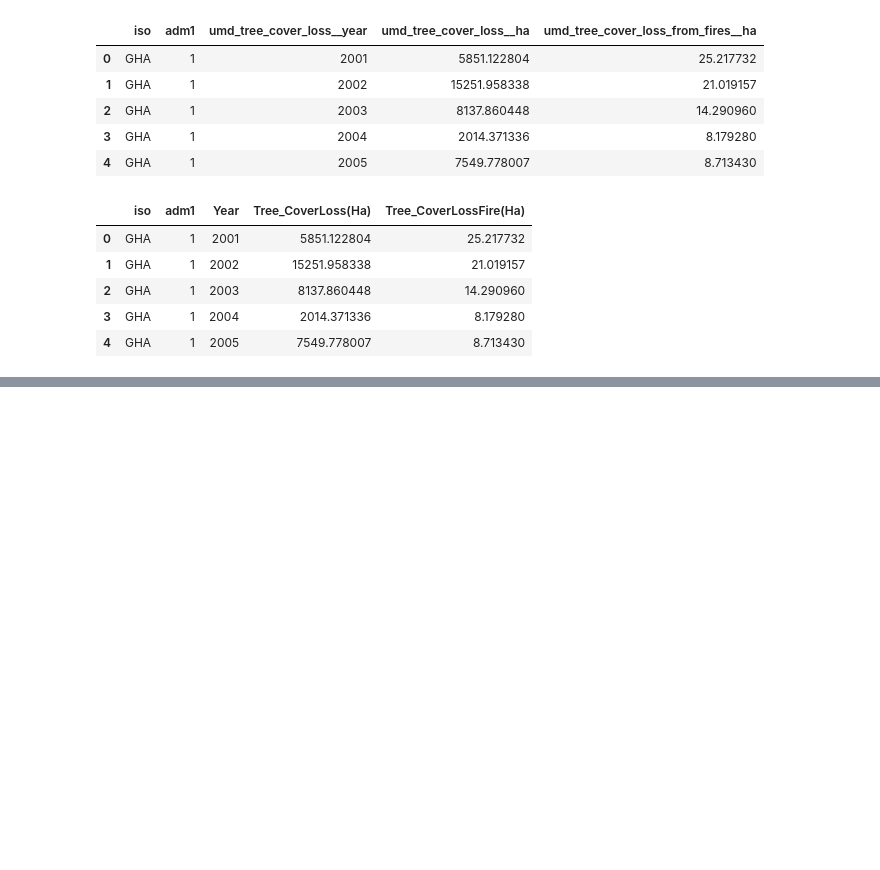
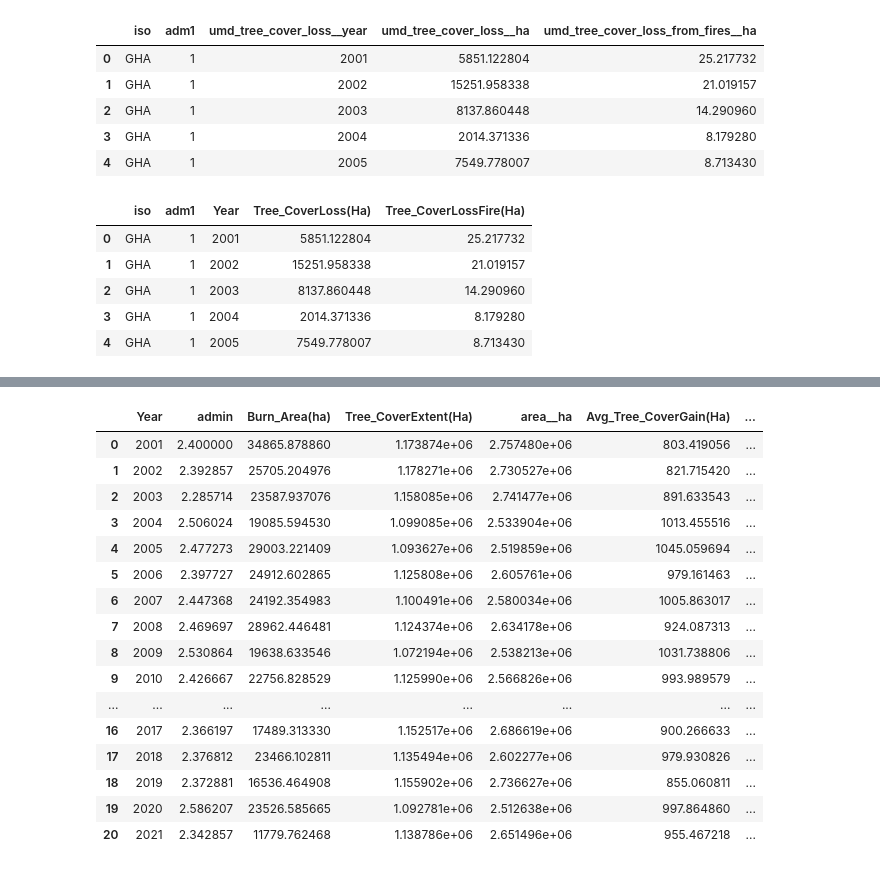
Before and after one commit to Sk2195/The-Chocolate-Project, a Jupyter notebook: Data Cleaning/Forest Data-Cleaning.ipynb, the cells around one changed output, grey strips where cells are left out. Cells and saved outputs as stored; diff of their text form; code cells hidden in the pictures; blank space fills up the shorter version.

```diff
--- a/Data Cleaning/Forest Data-Cleaning.ipynb
+++ b/Data Cleaning/Forest Data-Cleaning.ipynb
@@ -498,4 +567,6 @@ treecoverloss_byfire.drop(columns=['iso'],inplace=True)
 # %%
 treecoverloss_byfire.rename(columns={'adm1':'admin'},inplace=True)
 # %%
-treecoverloss_byfire
+# Column is repeating
+# We will already have this information
+treecoverloss_byfire.drop(columns=['Tree_CoverLoss(Ha)'],inplace=True)
@@ -651,0 +589,28 @@ merged_df.to_csv('forest_data.csv', index=False)
+# %%
+final_mergeddf = merged_data3.merge(treecoverloss_byfire, on=['admin','Year'])
+# %%
+final_mergeddf.drop(columns=['Avg_Tree_CoverExtent2000(Ha)'],inplace=True)
+# %%
+# Group them by year
+final_mergeddf = final_mergeddf.groupby('Year').mean().reset_index()
+# %%
+# Keeping only files we need
+final_mergeddf
+# %% [output]
+|  | Year | admin | Burn_Area(ha) | Tree_CoverExtent(Ha) | area__ha | Avg_Tree_CoverGain(Ha) | ... |
+| 0 | 2001 | 2.400000 | 34865.878860 | 1.173874e+06 | 2.757480e+06 | 803.419056 | ... |
+| 1 | 2002 | 2.392857 | 25705.204976 | 1.178271e+06 | 2.730527e+06 | 821.715420 | ... |
+| 2 | 2003 | 2.285714 | 23587.937076 | 1.158085e+06 | 2.741477e+06 | 891.633543 | ... |
+| 3 | 2004 | 2.506024 | 19085.594530 | 1.099085e+06 | 2.533904e+06 | 1013.455516 | ... |
+| 4 | 2005 | 2.477273 | 29003.221409 | 1.093627e+06 | 2.519859e+06 | 1045.059694 | ... |
+| 5 | 2006 | 2.397727 | 24912.602865 | 1.125808e+06 | 2.605761e+06 | 979.161463 | ... |
+| 6 | 2007 | 2.447368 | 24192.354983 | 1.100491e+06 | 2.580034e+06 | 1005.863017 | ... |
+| 7 | 2008 | 2.469697 | 28962.446481 | 1.124374e+06 | 2.634178e+06 | 924.087313 | ... |
+| 8 | 2009 | 2.530864 | 19638.633546 | 1.072194e+06 | 2.538213e+06 | 1031.738806 | ... |
+| 9 | 2010 | 2.426667 | 22756.828529 | 1.125990e+06 | 2.566826e+06 | 993.989579 | ... |
+| ... | ... | ... | ... | ... | ... | ... | ... |
+| 16 | 2017 | 2.366197 | 17489.313330 | 1.152517e+06 | 2.686619e+06 | 900.266633 | ... |
+| 17 | 2018 | 2.376812 | 23466.102811 | 1.135494e+06 | 2.602277e+06 | 979.930826 | ... |
+| 18 | 2019 | 2.372881 | 16536.464908 | 1.155902e+06 | 2.736627e+06 | 855.060811 | ... |
+| 19 | 2020 | 2.586207 | 23526.585665 | 1.092781e+06 | 2.512638e+06 | 997.864860 | ... |
+| 20 | 2021 | 2.342857 | 11779.762468 | 1.138786e+06 | 2.651496e+06 | 955.467218 | ... |
```
Also changed, not shown: parts of 29 cells of this notebook.
